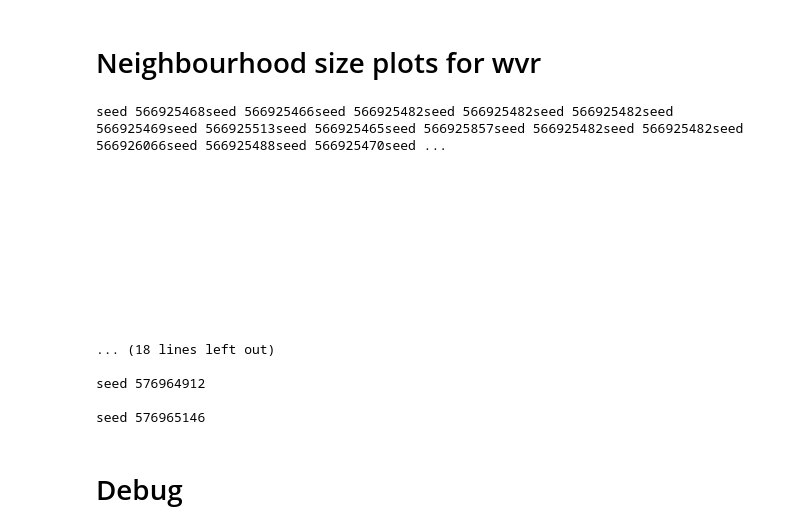
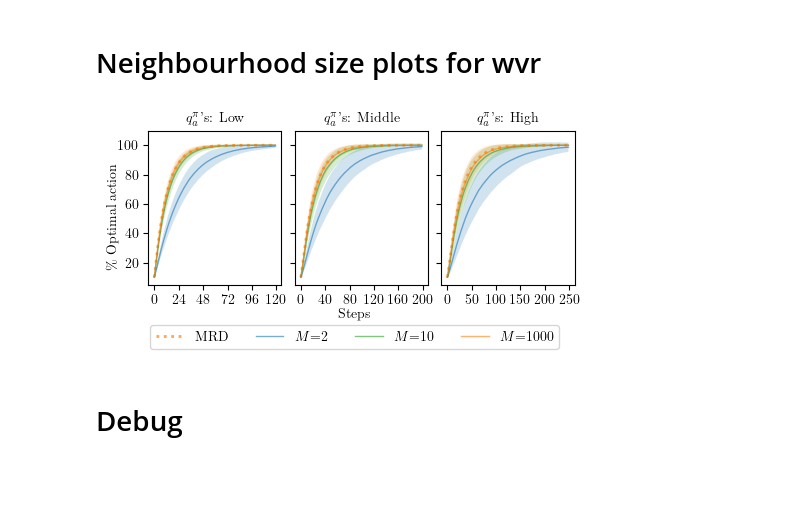
Before and after one commit to MISTLab/HiveMindRL, a Jupyter notebook: src/populations.ipynb, the cells around one changed output. Drawn from its saved outputs; the diff is of its cells as text; code cells hidden in the pictures; blank space fills up the shorter version.

```diff
--- a/src/populations.ipynb
+++ b/src/populations.ipynb
@@ -473,8 +473,8 @@ plt.savefig(f"population_experiments.pdf", bbox_inches="tight", dpi=900)
 # Neighbourhood size plots for wvr
 # %%
 population_size = 1000
-nei_sizes = [1, 2, 5, 20, 1000]
-seeds = 20
+nei_sizes = [2, 10, 1000]
+seeds = 1000
 fontsize = 10
 disjoint_neighbourhood = False
 use_neighbourhood = True
@@ -490,18 +490,18 @@ names_dict = {
 #     population_sizes[0]: "Small",
 #     population_sizes[1]: "Large",
 # }
-steps_dict = {names[0]: 250, names[1]: 250, names[2]: 250}
+steps_dict = {names[0]: 120, names[1]: 200, names[2]: 250}
 
 
 # plot stuff
 plt.rcParams.update({"font.size": fontsize})
-colors = ["#1f77b4", "#00008b", "#ff7f0e", "#ff4b33"]
+colors = ["#1f77b4", "#2ca02c", "#ff7f0e", "#854d05", "#00008b", "#2ca02c", "#e00e0e"]
 
-fig = plt.figure(figsize=(3.5, 2.5))  # or use tight_layout() later
+fig = plt.figure(figsize=(5.5, 2))  # or use tight_layout() later
 outer = gridspec.GridSpec(1, 3, width_ratios=[1, 1, 1], wspace=0.1)
 fig.text(
     0.06,
-    0.5,
+    0.45,
     r"$\%$ Optimal action",
     horizontalalignment="center",
     verticalalignment="center",
@@ -510,7 +510,7 @@ fig.text(
 )
 fig.text(
     0.5,
-    -0.02,
+    -0.04,
     "Steps",
     horizontalalignment="center",
     verticalalignment="center",
@@ -533,15 +533,15 @@ for i, name in enumerate(names):
         ax0.set_xticklabels(
             [f"{i:.0f}" for i in np.arange(0, step + steps_increment, steps_increment)]
         )
-        ax0.tick_params(labelbottom=False)
 
     else:
-        ax0 = fig.add_subplot(outer[0], sharey=axs[0])
+        ax0 = fig.add_subplot(outer[i], sharey=axs[0])
         ax0.set_xticks(np.arange(0, step + steps_increment, steps_increment))
         ax0.set_xticklabels(
             [f"{i:.0f}" for i in np.arange(0, step + steps_increment, steps_increment)]
         )
-        ax0.tick_params(labelleft=False, labelbottom=False)
+        ax0.tick_params(labelleft=False)
+
 
     ax0.set_title(r"$q^{{\pi}}_a$'s: " + f"{names_dict[names[i]]}", fontsize=fontsize)
     axs.append(ax0)
@@ -549,14 +549,25 @@ for i, name in enumerate(names):
 
 for i, ax in enumerate(axs):
 
-    name = names[int(i / 2)]
+    name = names[i]
     step = steps_dict[name]
     bandit = BanditLinear(name=name)
+
     mean_rewards_mrd, optimal_action_mrd = replicator_dynamic(
         delta=1, bandit=bandit, steps=step, trd=False
     )
 
-    for nei_size in nei_sizes:
+    ax.plot(
+            range(step),
+            optimal_action_mrd * 100,
+            label=r"MRD",
+            color=colors[2],
+            linestyle="dotted",
+            linewidth=2,
+            alpha=0.7,
+    )
+
+    for j, nei_size in enumerate(nei_sizes):
 
         _, optimal_action_wvr = run_parallel_simulation_wvr(
         steps=step,
@@ -570,68 +581,41 @@ for i, ax in enumerate(axs):
         device=device,
         )
 
-
-        ax.plot(
-            range(step),
-            optimal_action_mrd * 100,
-            label=r"MRD",
-            color=colors[2],
-            linestyle="dotted",
-            linewidth=2,
-            alpha=0.7,
-        )
-
         ax.plot(
             range(step),
             optimal_action_wvr.mean(axis=0) * 100,
-            label=r"$R_{\text{wvoter}}$",
-            color=colors[2],
+            label=r"$M$"+f"={nei_size}",
+            color=colors[j],
             linewidth=1,
             alpha=0.6,
         )
 
         ax.fill_between(
             range(step),
             optimal_action_wvr.mean(axis=0) * 100 - optimal_action_wvr.std(axis=0) * 100,
             optimal_action_wvr.mean(axis=0) * 100 + optimal_action_wvr.std(axis=0) * 100,
-            facecolor=colors[2],
+            facecolor=colors[j],
             alpha=0.2,
         )
 
 
 lines_labels = [axs[0].get_legend_handles_labels()]
 lines, labels = [sum(lol, []) for lol in zip(*lines_labels)]
 unique = dict(zip(labels, lines))
 
 fig.legend(
     unique.values(),
     unique.keys(),
     loc="upper center",
-    bbox_to_anchor=(0.5, -0.04),
+    bbox_to_anchor=(0.5, -0.06),
     ncol=4,
     fontsize=fontsize,
 )
 
 
 plt.savefig(f"nei_experiments.pdf", bbox_inches="tight", dpi=900)
 # %% [output]
-seed 566925468seed 566925466seed 566925482seed 566925482seed 566925482seed 566925469seed 566925513seed 566925465seed 566925857seed 566925482seed 566925482seed 566926066seed 566925488seed 566925470seed ...
-
-
-
-
-
-
-
-
-
-
-
-... (18 lines left out)
-
-seed 576964912
-
-seed 576965146
+[figure, added]
 # %% [markdown]
 # Debug
 # %%
```
Also changed, not shown: 1 other file.
